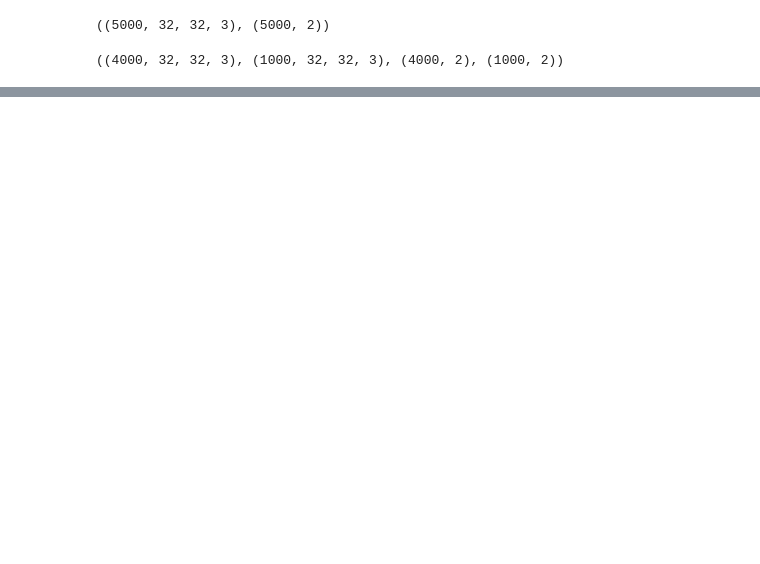
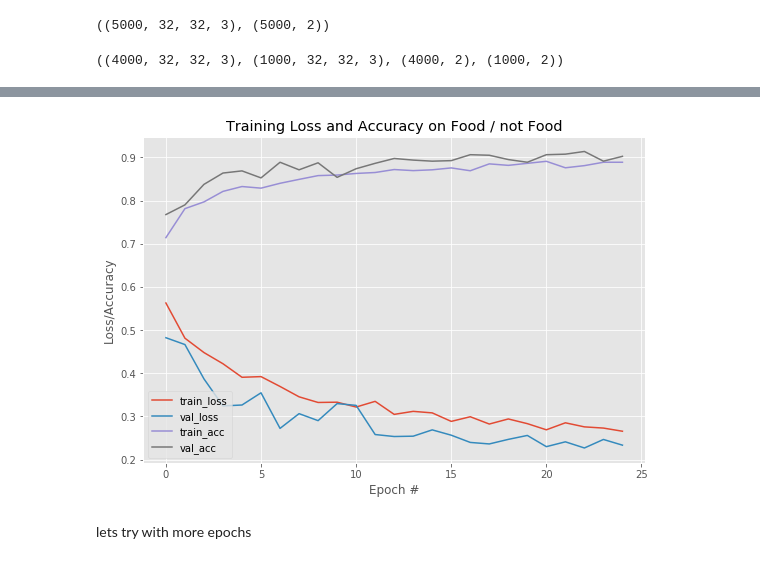
Before and after one commit to Xnsam/machine_learning_prax, a Jupyter notebook: transfer_learning_food_classification_feature_extraction.ipynb, the cells around one changed output, grey strips where cells are left out. Drawn from its saved outputs; the diff is of its cells as text; code cells hidden in the pictures; blank space fills up the shorter version.

Commit message:
[added] custom cnn - version 2

```diff
--- a/transfer_learning_food_classification_feature_extraction.ipynb
+++ b/transfer_learning_food_classification_feature_extraction.ipynb
@@ -508,0 +538,3 @@ def custom_model():
+# %%
+x_train, x_val, y_train, y_val = train_test_split(x_train, y_train, test_size=0.2, shuffle=True, random_state=42)
+x_train.shape, x_val.shape, y_train.shape, y_val.shape
@@ -508,0 +567,3 @@ def custom_model():
+# %%
+net = custom_model()
+net.summary()
@@ -508,0 +590,9 @@ def custom_model():
+# %%
+H = net.fit_generator(
+    aug.flow(x_train, y_train, batch_size=32),
+    validation_data=(x_val, y_val),
+    steps_per_epoch=len(x_train) // 32,
+    epochs=25,
+    verbose=2,
+    shuffle=True
+)
@@ -508,0 +617,21 @@ def custom_model():
+# %%
+def plot_history(H, epochs):
+  """Function to plot the history of the training."""
+  plt.style.use("ggplot")
+  plt.figure(figsize=(9, 6))
+  N = epochs
+
+  for i in zip(["loss", "val_loss", "acc", "val_acc"], ["train_loss", "val_loss", "train_acc", "val_acc"]):
+    plt.plot(np.arange(0, N), H.history[i[0]], label=i[1])
+
+  plt.title("Training Loss and Accuracy on Food / not Food")
+  plt.xlabel('Epoch #')
+  plt.ylabel("Loss/Accuracy")
+  plt.legend(loc="lower left")
+  plt.show()
+# %%
+plot_history(H, 25)
+# %% [output]
+[figure, added]
+# %% [markdown]
+lets try with more epochs
```
Also changed, not shown: parts of 40 cells of this notebook.
